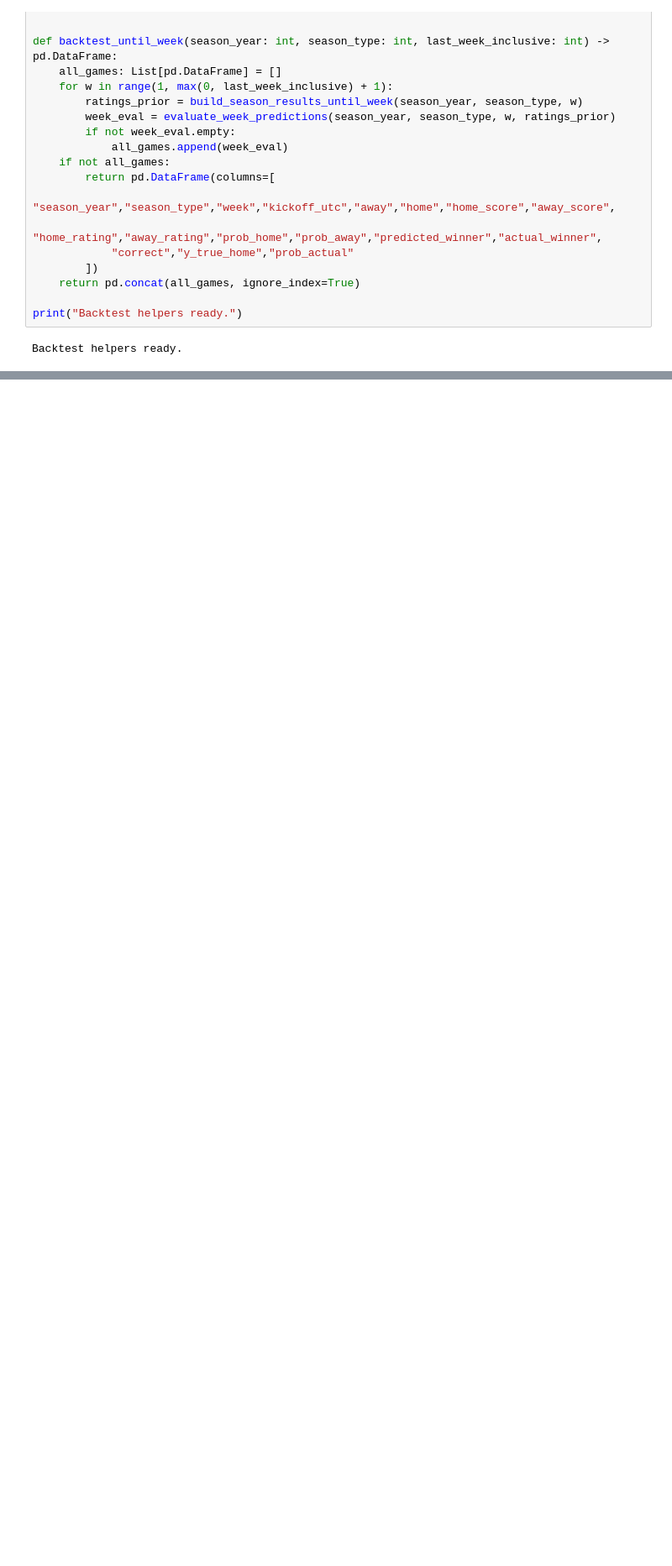
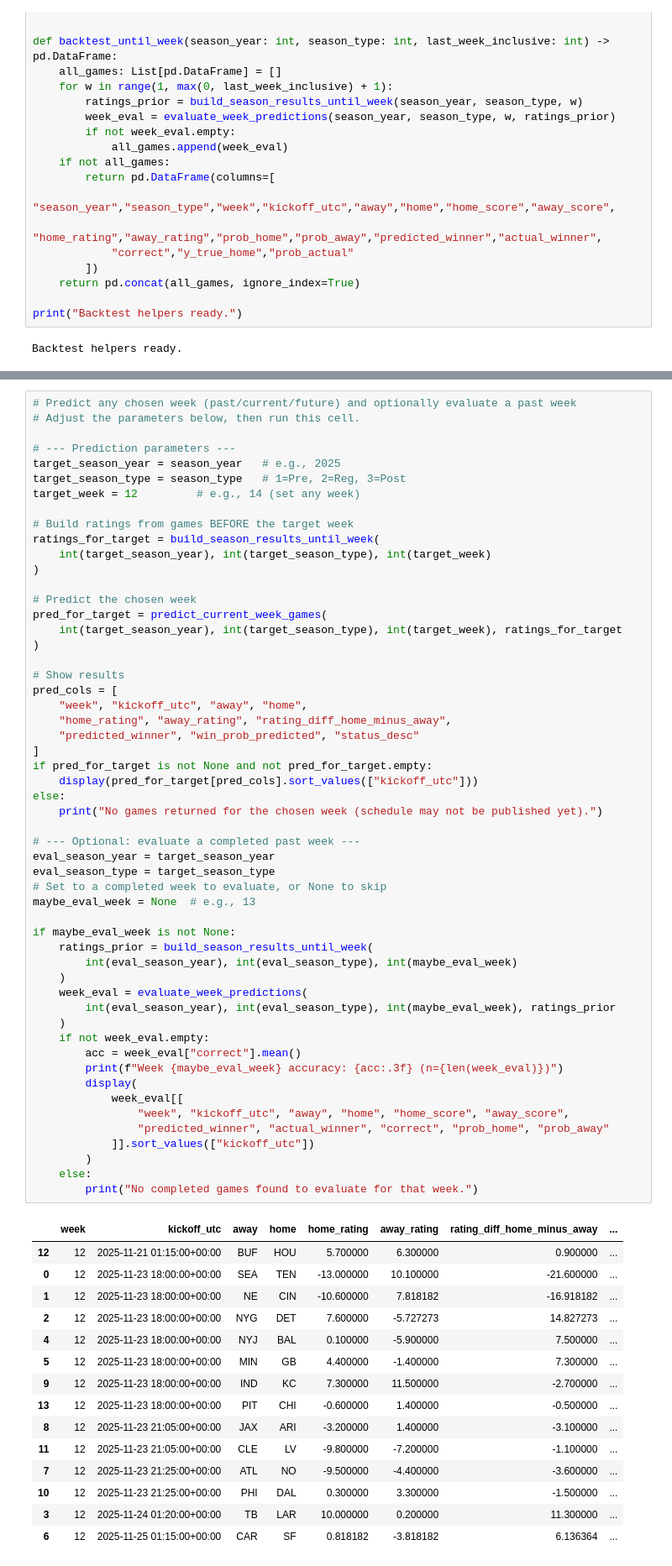
Before and after one commit to goldyb320/NFLGamePrecitor, a Jupyter notebook: nfl_winner_predictions.ipynb, the cells around one changed output, grey strips where cells are left out. Shown at 84% size. Saved outputs shown, nothing was run; the diff lists cells and outputs as text; blank space fills up the shorter version.

```diff
--- a/nfl_winner_predictions.ipynb
+++ b/nfl_winner_predictions.ipynb
@@ -480,0 +500,70 @@ else:
+# %%
+# Predict any chosen week (past/current/future) and optionally evaluate a past week
+# Adjust the parameters below, then run this cell.
+
+# --- Prediction parameters ---
+target_season_year = season_year   # e.g., 2025
+target_season_type = season_type   # 1=Pre, 2=Reg, 3=Post
+target_week = 12         # e.g., 14 (set any week)
+
+# Build ratings from games BEFORE the target week
+ratings_for_target = build_season_results_until_week(
+    int(target_season_year), int(target_season_type), int(target_week)
+)
+
+# Predict the chosen week
+pred_for_target = predict_current_week_games(
+    int(target_season_year), int(target_season_type), int(target_week), ratings_for_target
+)
+
+# Show results
+pred_cols = [
+    "week", "kickoff_utc", "away", "home",
+    "home_rating", "away_rating", "rating_diff_home_minus_away",
+    "predicted_winner", "win_prob_predicted", "status_desc"
+]
+if pred_for_target is not None and not pred_for_target.empty:
+    display(pred_for_target[pred_cols].sort_values(["kickoff_utc"]))
+else:
+    print("No games returned for the chosen week (schedule may not be published yet).")
+
+# --- Optional: evaluate a completed past week ---
+eval_season_year = target_season_year
+eval_season_type = target_season_type
+# Set to a completed week to evaluate, or None to skip
+maybe_eval_week = None  # e.g., 13
+
+if maybe_eval_week is not None:
+    ratings_prior = build_season_results_until_week(
+        int(eval_season_year), int(eval_season_type), int(maybe_eval_week)
+    )
+    week_eval = evaluate_week_predictions(
+        int(eval_season_year), int(eval_season_type), int(maybe_eval_week), ratings_prior
+    )
+    if not week_eval.empty:
+        acc = week_eval["correct"].mean()
+        print(f"Week {maybe_eval_week} accuracy: {acc:.3f} (n={len(week_eval)})")
+        display(
+            week_eval[[
+                "week", "kickoff_utc", "away", "home", "home_score", "away_score",
+                "predicted_winner", "actual_winner", "correct", "prob_home", "prob_away"
+            ]].sort_values(["kickoff_utc"])
+        )
+    else:
+        print("No completed games found to evaluate for that week.")
+# %% [output]
+|  | week | kickoff_utc | away | home | home_rating | away_rating | rating_diff_home_minus_away | ... |
+| 12 | 12 | 2025-11-21 01:15:00+00:00 | BUF | HOU | 5.700000 | 6.300000 | 0.900000 | ... |
+| 0 | 12 | 2025-11-23 18:00:00+00:00 | SEA | TEN | -13.000000 | 10.100000 | -21.600000 | ... |
+| 1 | 12 | 2025-11-23 18:00:00+00:00 | NE | CIN | -10.600000 | 7.818182 | -16.918182 | ... |
+| 2 | 12 | 2025-11-23 18:00:00+00:00 | NYG | DET | 7.600000 | -5.727273 | 14.827273 | ... |
+| 4 | 12 | 2025-11-23 18:00:00+00:00 | NYJ | BAL | 0.100000 | -5.900000 | 7.500000 | ... |
+| 5 | 12 | 2025-11-23 18:00:00+00:00 | MIN | GB | 4.400000 | -1.400000 | 7.300000 | ... |
+| 9 | 12 | 2025-11-23 18:00:00+00:00 | IND | KC | 7.300000 | 11.500000 | -2.700000 | ... |
+| 13 | 12 | 2025-11-23 18:00:00+00:00 | PIT | CHI | -0.600000 | 1.400000 | -0.500000 | ... |
+| 8 | 12 | 2025-11-23 21:05:00+00:00 | JAX | ARI | -3.200000 | 1.400000 | -3.100000 | ... |
+| 11 | 12 | 2025-11-23 21:05:00+00:00 | CLE | LV | -9.800000 | -7.200000 | -1.100000 | ... |
+| 7 | 12 | 2025-11-23 21:25:00+00:00 | ATL | NO | -9.500000 | -4.400000 | -3.600000 | ... |
+| 10 | 12 | 2025-11-23 21:25:00+00:00 | PHI | DAL | 0.300000 | 3.300000 | -1.500000 | ... |
+| 3 | 12 | 2025-11-24 01:20:00+00:00 | TB | LAR | 10.000000 | 0.200000 | 11.300000 | ... |
+| 6 | 12 | 2025-11-25 01:15:00+00:00 | CAR | SF | 0.818182 | -3.818182 | 6.136364 | ... |
```
Also changed, not shown: parts of 2 cells of this notebook.
